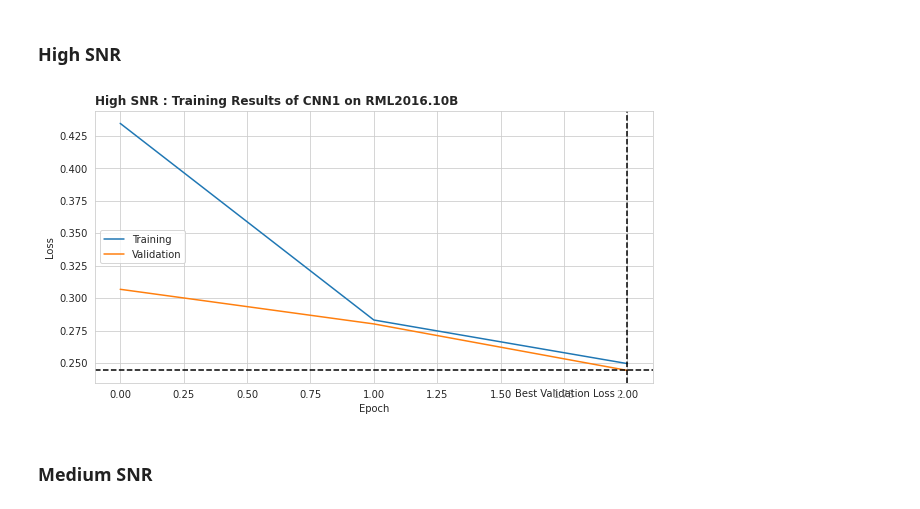
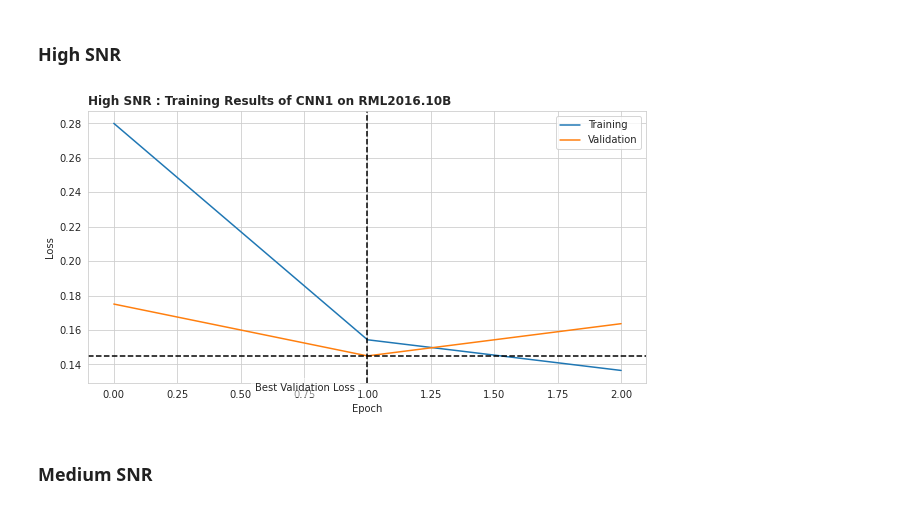
Before and after one commit to YairYarden/DeepCascadingAMC, a Jupyter notebook: Ex1.ipynb, the cells around one changed output. Saved outputs shown, nothing was run; the diff lists cells and outputs as text; code cells hidden in the pictures.

Commit message:
QAMs merged as single class

```diff
--- a/Ex1.ipynb
+++ b/Ex1.ipynb
@@ -109,7 +258,9 @@ pprint(dataset.get_examples_per_class())
  'WBFM': 120000}
 # %%
 # Dataset divided to 3 SNR Groups
-datasetLow, dataMed, datasetHigh = load_RML201610B_dividedBySNR(path=data_path)
+# datasetLow, dataMed, datasetHigh = load_RML201610B_dividedBySNR(path=data_path)
+datasetLow, dataMed, datasetHigh = load_RML201610B_MergedQAMs_dividedBySNR(path = data_path) # Merged Qams
+
 
 # Only QAMs divided to 3 SNR Groups
 datasetLowQams, dataMedQams, datasetHighQams = load_RML201610B_onlyQAMs_dividedBySNR(path=data_path)
@@ -216,8 +366,7 @@ le = Encoder(["WBFM",
               "QPSK",
               "8PSK",
               "PAM4",
-              "QAM16",
-              "QAM64"],
+              "QAM"],
              label_name="Modulation")
 print('All labels : ')
 print(le)
@@ -343,8 +491,11 @@ class CNN1(Model):
 
         return x
 
-model = CNN1(input_samples=128, n_classes=10)
-print(model)
+cnn1Model = CNN1(input_samples=128, n_classes=9)
+print(cnn1Model)
+
+cldnnModel = CLDNN(input_samples = 128, n_classes = 2)
+print(cldnnModel)
 # %% [output]
 CNN1(
   (conv1): Conv2d(1, 256, kernel_size=(1, 7), stride=(1, 1), padding=(0, 3), bias=False)
@@ -512,5 +661,7 @@ On Epoch 2 the training loss was 0.9259567410231707
 # %% [markdown]
 ### High SNR (6 : 18[dB])
 # %%
-model_highSNR, train_loss_highSNR, val_loss_highSNR = trainer(model=model, training=train_high_snr, validation=val_high_snr, le=le)
+cnn1Model = CNN1(input_samples=128, n_classes=9)
+trainer = MyTrainingStrategy(gpu=gpu)
+model_highSNR, train_loss_highSNR, val_loss_highSNR = trainer(model=cnn1Model, training=train_high_snr, validation=val_high_snr, le=le)
 # %% [output]
@@ -585,13 +785,10 @@ plt.show()
 # %%
 title = "High SNR : Training Results of {model_name} on {dataset_name}".format(model_name="CNN1", dataset_name="RML2016.10B")
 fig = plot_convergence(train_loss=train_loss_highSNR, val_loss=val_loss_highSNR, title=title)
-if fig_dir is not None:
-    file_path = "{fig_dir}/highSNR_training_loss.pdf"
-    print("Saving Figure -> {file_path}".format(file_path=file_path))
-    fig.savefig(file_path, format="pdf", transparent=True)
+
 plt.show()
 # %% [output]
-[figure, old version]
+[figure, new version]
 # %% [markdown]
 ### Medium SNR
 # %%
```
Also changed, not shown: parts of 28 cells of this notebook.
